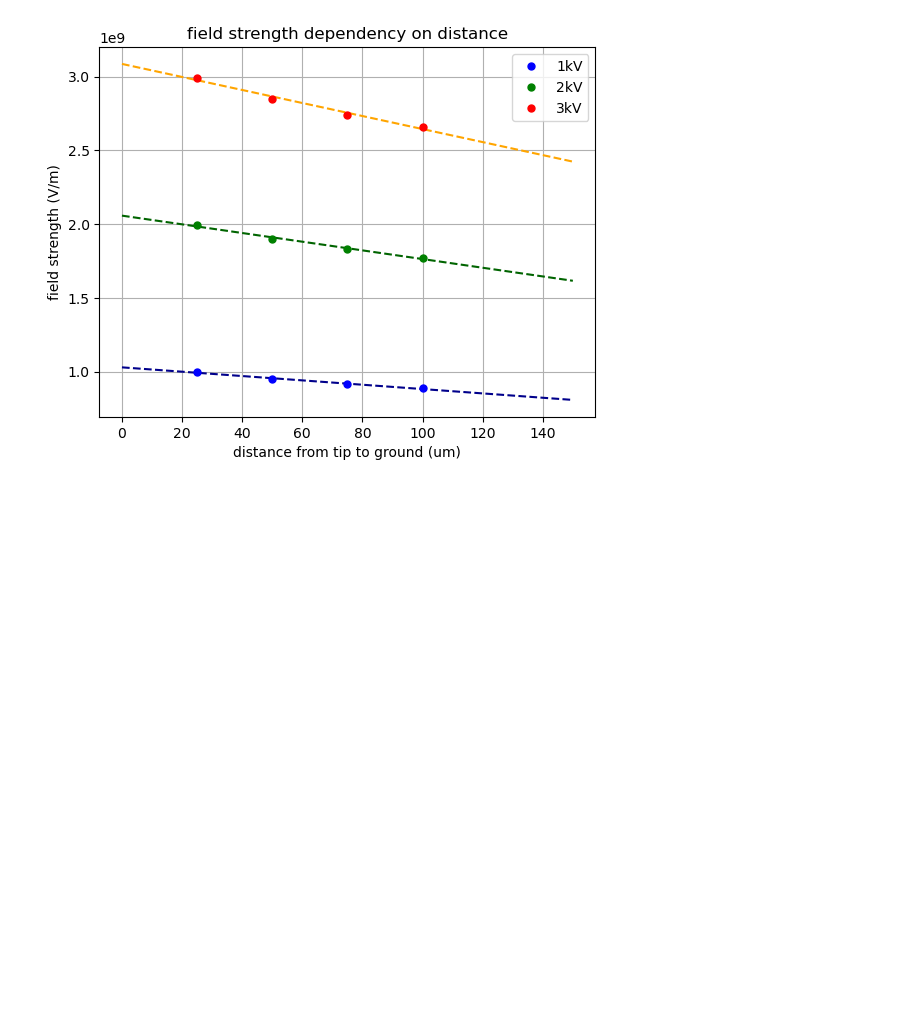
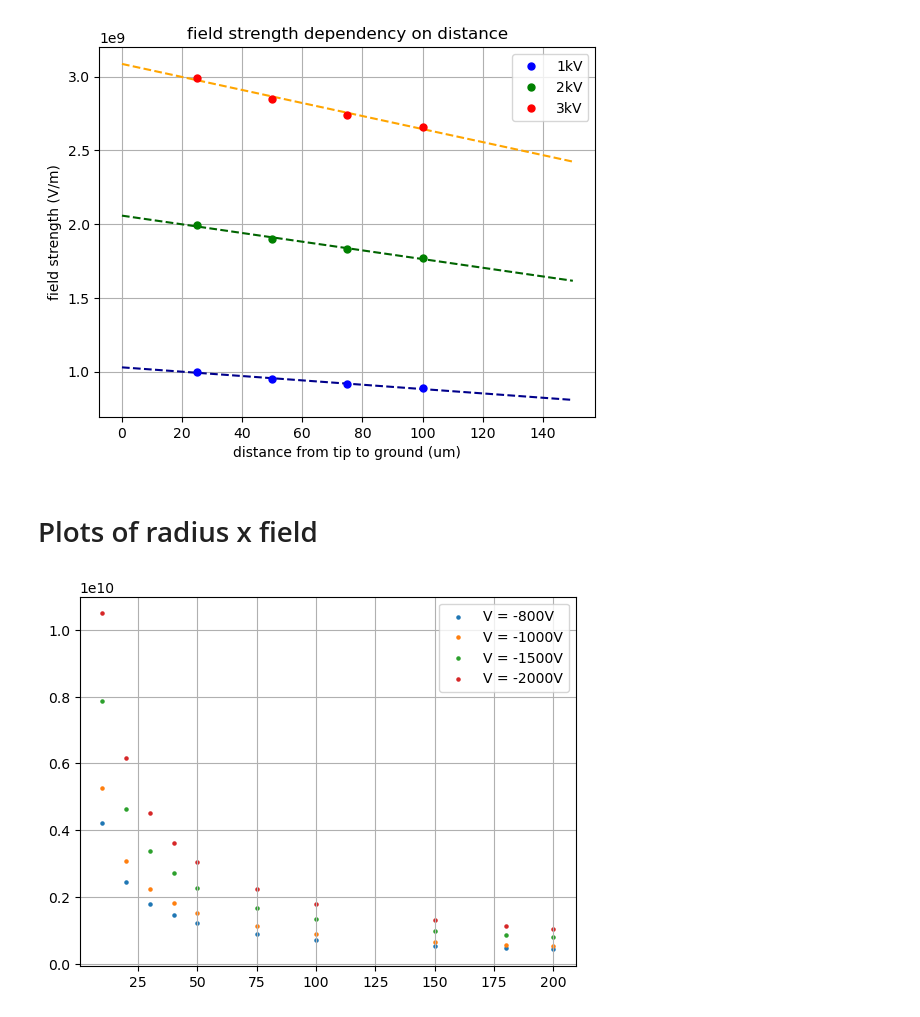
Before and after one commit to Kyatn/FEA-analysis, a Jupyter notebook: plotsForMsC.ipynb, the cells around one changed output. Saved outputs shown, nothing was run; the diff lists cells and outputs as text; code cells hidden in the pictures; blank space fills up the shorter version.

```diff
--- a/plotsForMsC.ipynb
+++ b/plotsForMsC.ipynb
@@ -109,3 +109,5 @@ plt.title('field strength dependency on distance')
 # %% [output]
 Text(0.5, 1.0, 'field strength dependency on distance')
 [figure]
+# %% [markdown]
+# Plots of radius x field
@@ -111,0 +118,22 @@ Text(0.5, 1.0, 'field strength dependency on distance')
+# %%
+path = '/home/caio/remote/comsol/radius_field/LXe_maxx.csv'
+col = ['radius', 'electricField', 'voltage']
+
+data = pd.read_csv(path, sep=',', usecols=col)
+# %%
+v800 = data[data['voltage'] == -800].iloc[:]
+v1000 = data[data['voltage'] == -1000].iloc[:]
+v1500 = data[data['voltage'] == -1500].iloc[:]
+v2000 = data[data['voltage'] == -2000].iloc[:]
+v3000 = data[data['voltage'] == -3000].iloc[:]
+
+data = [v800, v1000, v1500, v2000, v3000]
+label = ['V = -800V', 'V = -1000V', 'V = -1500V', 'V = -2000V', 'V = -3000V']
+# %%
+for i in range(0,4):
+    plt.scatter(data[i]['radius'], data[i]['electricField'], s=5, label = label[i])
+
+plt.legend()
+plt.grid()
+# %% [output]
+[figure, added]
```
Also changed, not shown: parts of 4 cells of this notebook.
